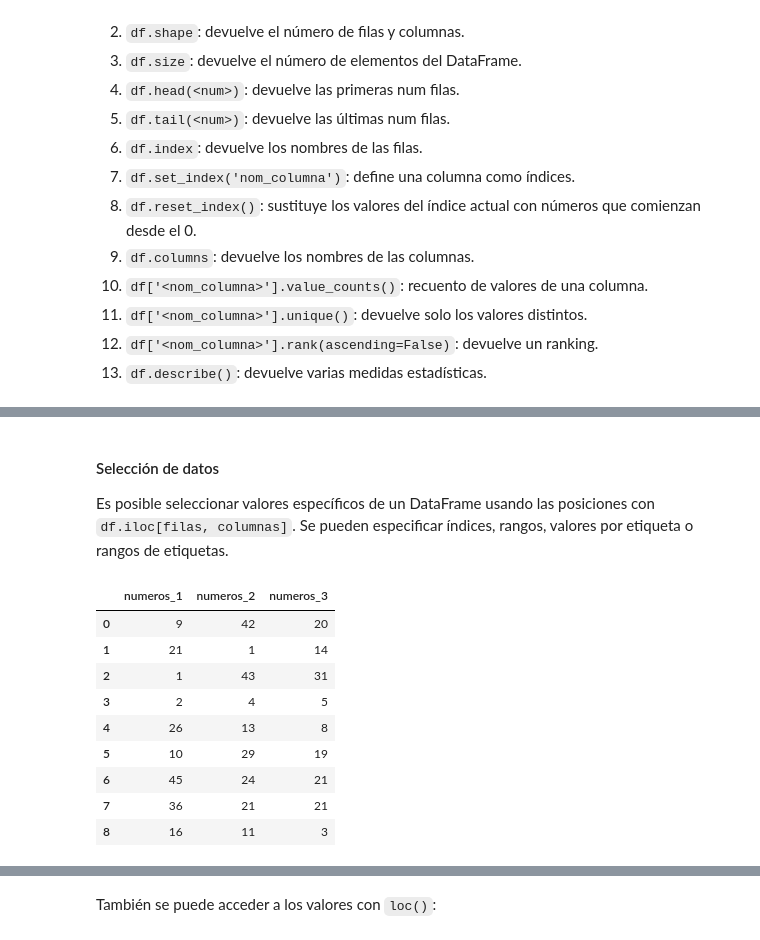
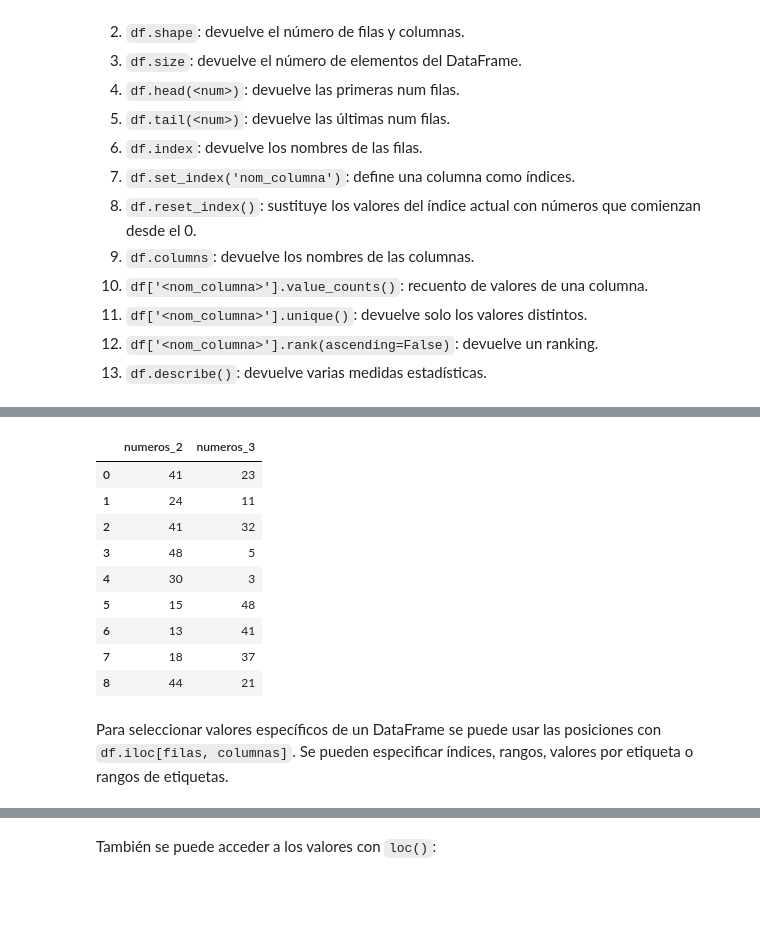
Before and after one commit to GabyPinilla/resumenes, a Jupyter notebook: Resumen_Python.ipynb, the cells around one changed output, grey strips where cells are left out. Cells and saved outputs as stored; diff of their text form; code cells hidden in the pictures; blank space fills up the shorter version.

```diff
--- a/Resumen_Python.ipynb
+++ b/Resumen_Python.ipynb
@@ -829,22 +857,19 @@ Pandas puede leer archivos de diferentes tipos mediante los siguientes códigos:
+# %%
+# Muestra las columnas numeros_2 y numeros_3
+df_numeros[['numeros_2','numeros_3']]
+# %% [output]
+|  | numeros_2 | numeros_3 |
+| 0 | 41 | 23 |
+| 1 | 24 | 11 |
+| 2 | 41 | 32 |
+| 3 | 48 | 5 |
+| 4 | 30 | 3 |
+| 5 | 15 | 48 |
+| 6 | 13 | 41 |
+| 7 | 18 | 37 |
+| 8 | 44 | 21 |
 # %% [markdown]
-#### Selección de datos
-Es posible seleccionar valores específicos de un DataFrame usando las posiciones con `df.iloc[filas, columnas]`. Se pueden especificar índices, rangos, valores por etiqueta o rangos de etiquetas.
+Para seleccionar valores específicos de un DataFrame se puede usar las posiciones con `df.iloc[filas, columnas]`. Se pueden especificar índices, rangos, valores por etiqueta o rangos de etiquetas.
-# %%
-df_numeros = pd.DataFrame({'numeros_1': np.random.randint(1, 50, 9),
-                          'numeros_2': np.random.randint(1, 50, 9),
-                          'numeros_3': np.random.randint(1, 50, 9)})
-df_numeros
-# %% [output]
-|  | numeros_1 | numeros_2 | numeros_3 |
-| 0 | 9 | 42 | 20 |
-| 1 | 21 | 1 | 14 |
-| 2 | 1 | 43 | 31 |
-| 3 | 2 | 4 | 5 |
-| 4 | 26 | 13 | 8 |
-| 5 | 10 | 29 | 19 |
-| 6 | 45 | 24 | 21 |
-| 7 | 36 | 21 | 21 |
-| 8 | 16 | 11 | 3 |
 # %%
 # Buscando el número ubicado en la fila con índice 5 y columna con índice 2
 df_numeros.iloc[5,2]
```
Also changed, not shown: parts of 10 cells of this notebook.
